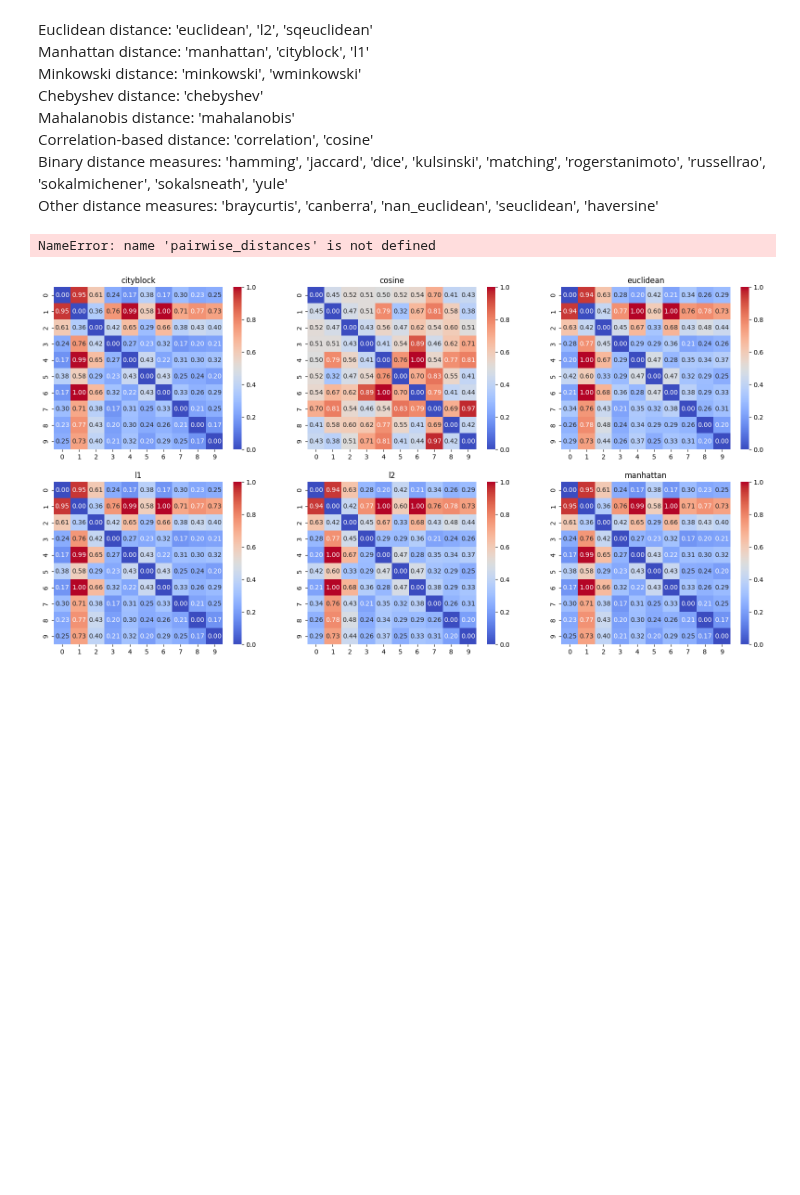
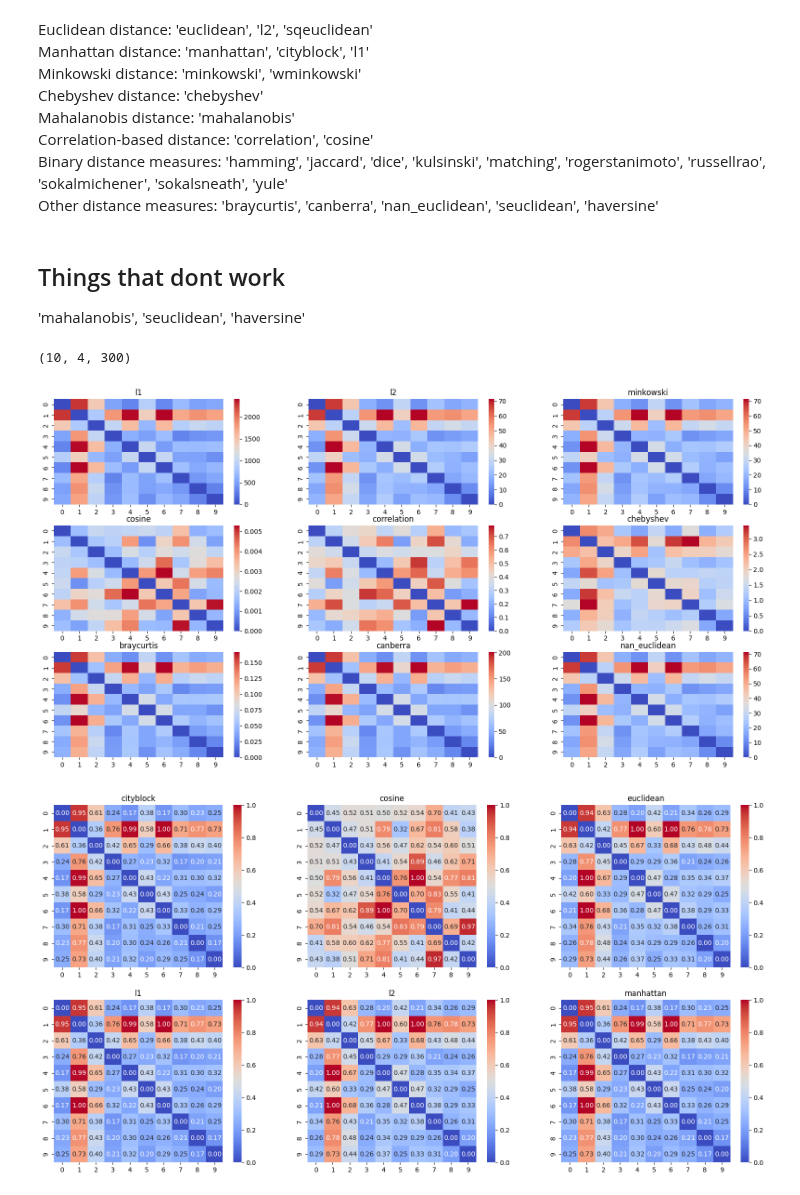
Before and after one commit to NuttidaLab/NeuralDecoder, a Jupyter notebook: notebooks/baseline_sklearn_other_deterministic.ipynb, the cells around one changed output. Cells and saved outputs as stored; diff of their text form; code cells hidden in the pictures; blank space fills up the shorter version.

```diff
--- a/notebooks/baseline_sklearn_other_deterministic.ipynb
+++ b/notebooks/baseline_sklearn_other_deterministic.ipynb
@@ -52,0 +112,5 @@ y_r = y_last_50_avg.reshape(10, -1)
+# %%
+n_networks = 10
+
+x_r, y_r = get_data_files_tiny(n_networks = n_networks)
+print(x_r.shape, y_r.shape)
@@ -75,3 +142,7 @@ Binary distance measures: 'hamming', 'jaccard', 'dice', 'kulsinski', 'matching',
 <br>
 Other distance measures: 'braycurtis', 'canberra', 'nan_euclidean', 'seuclidean', 'haversine'
 <br>
+# %% [markdown]
+## Things that dont work
+
+'mahalanobis',     'seuclidean',     'haversine'
@@ -78,26 +151,34 @@ Other distance measures: 'braycurtis', 'canberra', 'nan_euclidean', 'seuclidean'
 # %%
+# good stuffs
 different_metrics = [
     'l1',
     'l2',
     'minkowski',
-    'chebyshev',
-    'mahalanobis',
     'cosine',
     'correlation',
+    'chebyshev',
     'braycurtis',
     'canberra',
     'nan_euclidean',
-    'seuclidean',
-    'haversine'
     ]
+# %%
+x_r.shape
+# %% [output]
+(10, 4, 300)
 # %%
 results = []
 metrics = different_metrics
 for metric in metrics:
-    result = pairwise_distances(x_r, Y=x_r, metric=dist)
+    result = pairwise_distances(x_r.reshape(10,-1), Y=x_r.reshape(10,-1), metric=metric)
+    result = pairwise_distances(x_r.reshape(10,-1), Y=x_r.reshape(10,-1), metric=metric)
     results.append(result)
-# %% [output]
-NameError: name 'pairwise_distances' is not defined
+# %%
+fig, axes = plt.subplots(3, 3, figsize=(20, 10))
+for i, ax in enumerate(axes.flatten()):
+    sns.heatmap(results[i], ax=ax, cmap='coolwarm', annot=False, fmt=".2f")
+    ax.set_title(metrics[i])
+# %% [output]
+[figure, added]
 # %%
 # Min-max normalize the all the results
 results = [result / np.max(result) for result in results]
```
Also changed, not shown: parts of 13 cells of this notebook, 4 other files.
